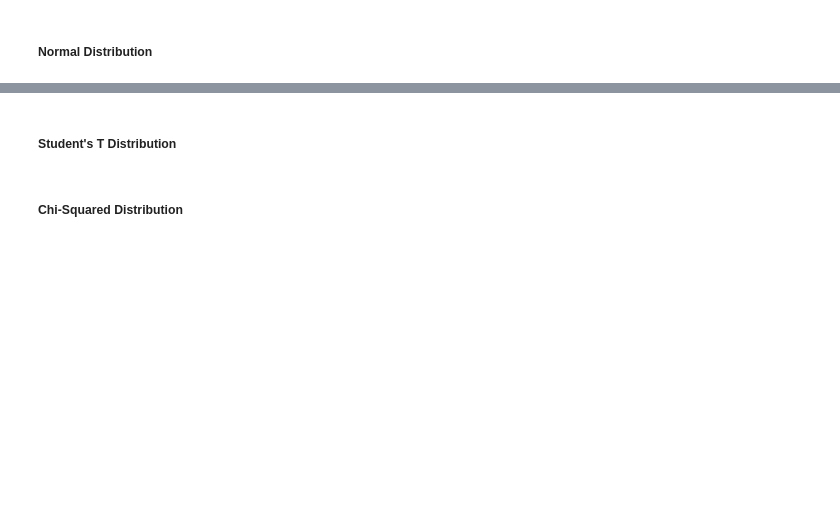
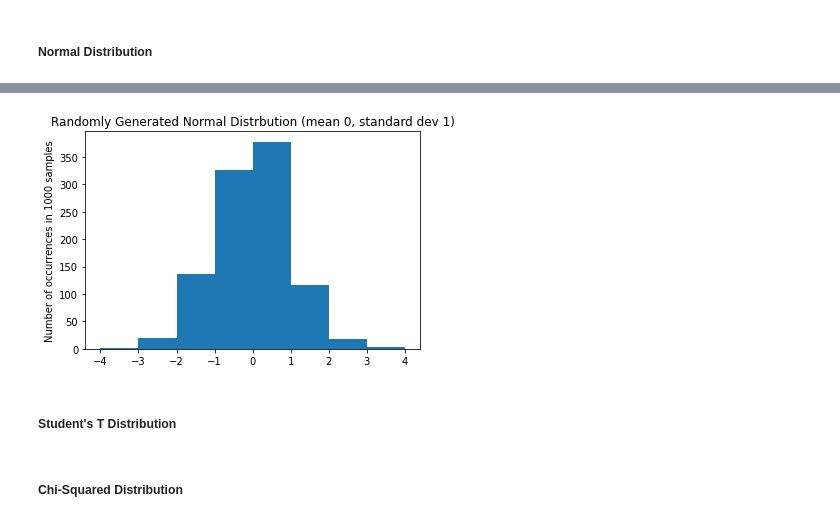
Before and after one commit to meganenglert/CISC367, a Jupyter notebook: Week 6/Statistics Workbook.ipynb, the cells around one changed output, grey strips where cells are left out. Saved outputs shown, nothing was run; the diff lists cells and outputs as text; code cells hidden in the pictures; blank space fills up the shorter version.

```diff
--- a/Week 6/Statistics Workbook.ipynb
+++ b/Week 6/Statistics Workbook.ipynb
@@ -120,3 +179,11 @@ plt.show()
+# %%
+random_variables = stats.norm.rvs(size=1000)
+plt.hist(random_variables, bins = [-4,-3,-2,-1,0,1,2,3,4])
+plt.title("Randomly Generated Normal Distrbution (mean 0, standard dev 1)")
+plt.ylabel("Number of occurrences in 1000 samples")
+plt.show()
+# %% [output]
+[figure, added]
 # %% [markdown]
 ##### Student's T Distribution
 # %% [markdown]
```
Also changed, not shown: parts of 15 cells of this notebook.
